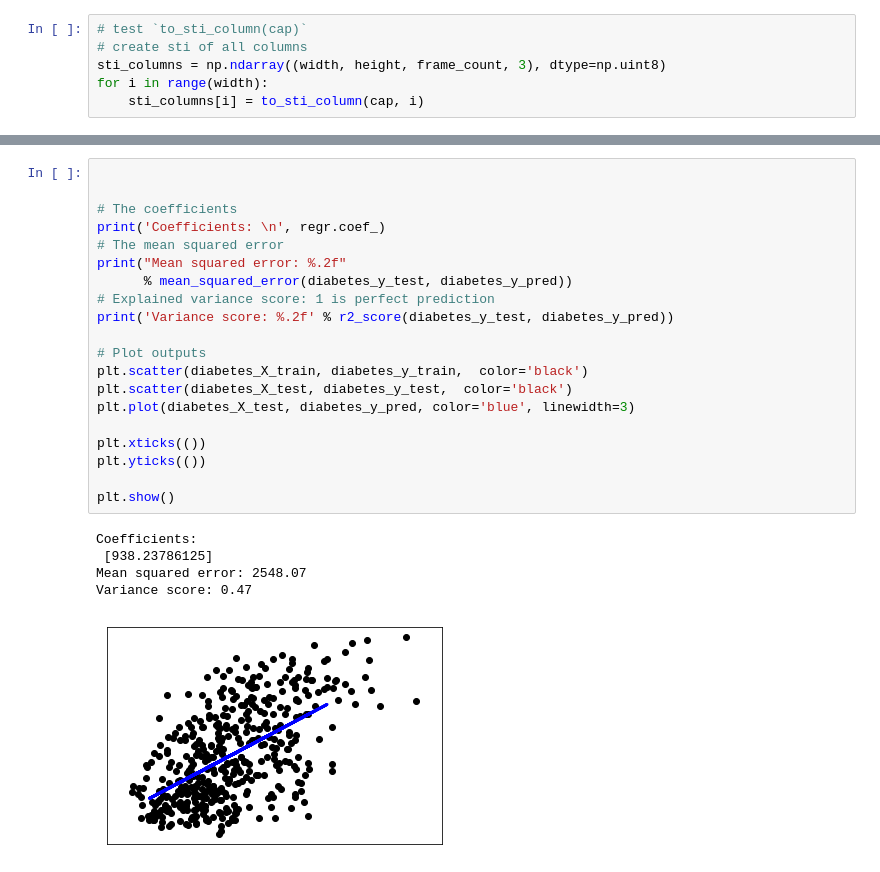
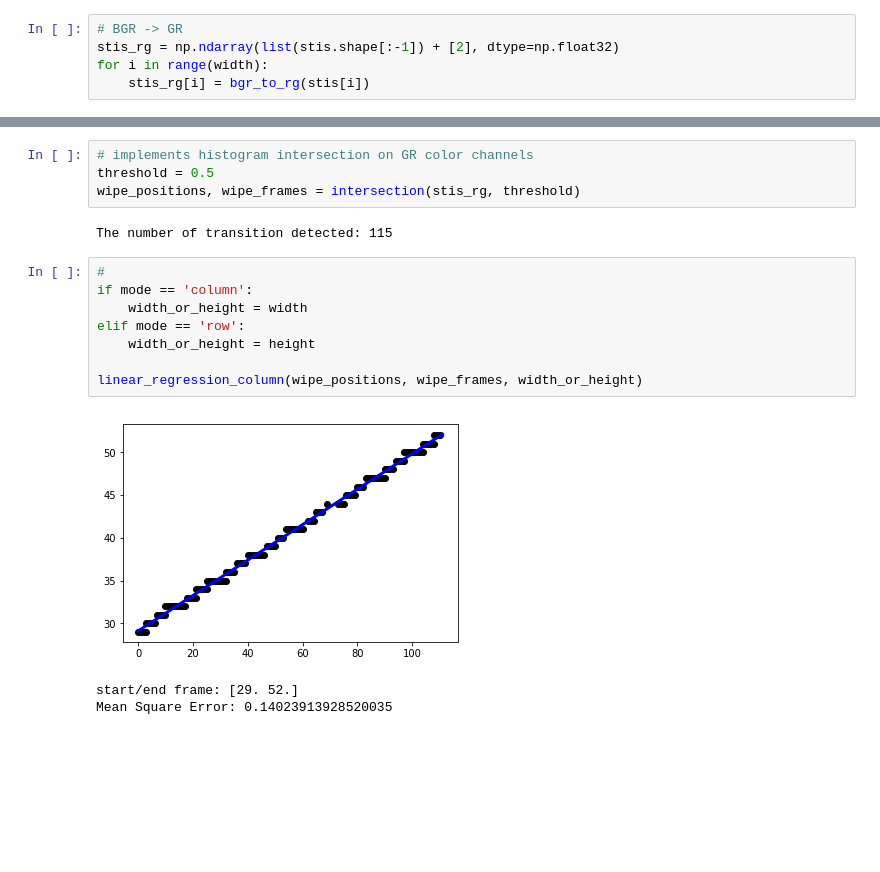
Before and after one commit to VertexC/video-transition-detector, a Jupyter notebook: jpNotebook/playground.ipynb, the cells around one changed output, grey strips where cells are left out. Cells and saved outputs as stored; diff of their text form; blank space fills up the shorter version.

Commit message:
finish intersection; need to combine them into one function

```diff
--- a/jpNotebook/playground.ipynb
+++ b/jpNotebook/playground.ipynb
@@ -35,6 +56,5 @@ Frame Count: 104
 # %%
-# test `to_sti_column(cap)`
-# create sti of all columns
-sti_columns = np.ndarray((width, height, frame_count, 3), dtype=np.uint8)
+# BGR -> GR
+stis_rg = np.ndarray(list(stis.shape[:-1]) + [2], dtype=np.float32)
 for i in range(width):
-    sti_columns[i] = to_sti_column(cap, i)
+    stis_rg[i] = bgr_to_rg(stis[i])
@@ -233,26 +61,18 @@ Shape of diabetes_X_test: (20, 1)
-# %%
-
-
-# The coefficients
-print('Coefficients: \n', regr.coef_)
-# The mean squared error
-print("Mean squared error: %.2f"
-      % mean_squared_error(diabetes_y_test, diabetes_y_pred))
-# Explained variance score: 1 is perfect prediction
-print('Variance score: %.2f' % r2_score(diabetes_y_test, diabetes_y_pred))
-
-# Plot outputs
-plt.scatter(diabetes_X_train, diabetes_y_train,  color='black')
-plt.scatter(diabetes_X_test, diabetes_y_test,  color='black')
-plt.plot(diabetes_X_test, diabetes_y_pred, color='blue', linewidth=3)
-
-plt.xticks(())
-plt.yticks(())
-
-plt.show()
-# %% [output]
-Coefficients:
- [938.23786125]
-Mean squared error: 2548.07
-Variance score: 0.47
-[figure, removed]
+# %%
+# implements histogram intersection on GR color channels
+threshold = 0.5
+wipe_positions, wipe_frames = intersection(stis_rg, threshold)
+# %% [output]
+The number of transition detected: 115
+# %%
+#
+if mode == 'column':
+    width_or_height = width
+elif mode == 'row':
+    width_or_height = height
+
+linear_regression_column(wipe_positions, wipe_frames, width_or_height)
+# %% [output]
+[figure, added]
+start/end frame: [29. 52.]
+Mean Square Error: 0.14023913928520035
```
Also changed, not shown: parts of 12 cells of this notebook, 1 other file.
